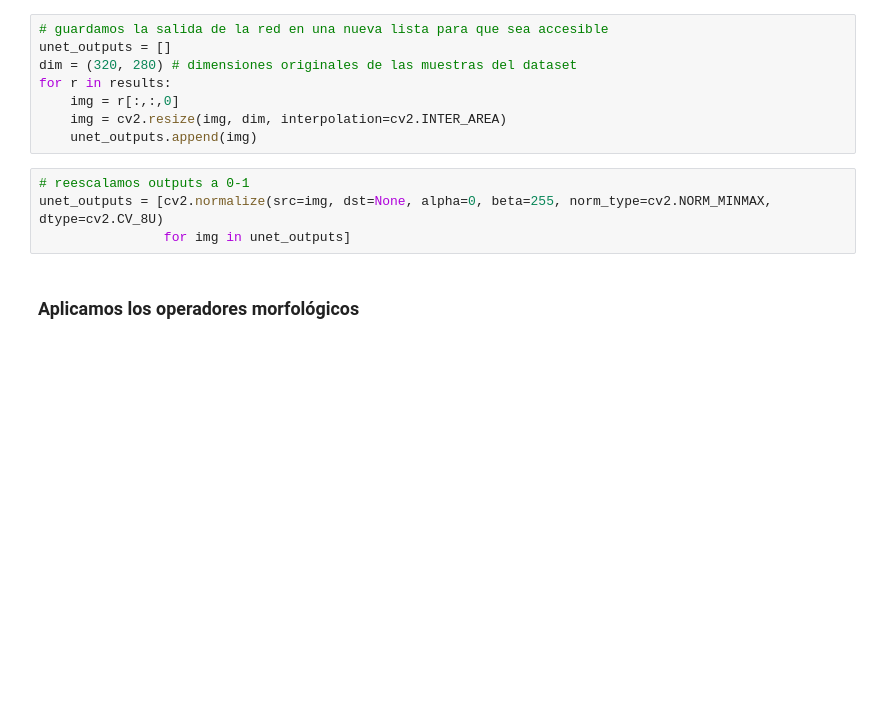
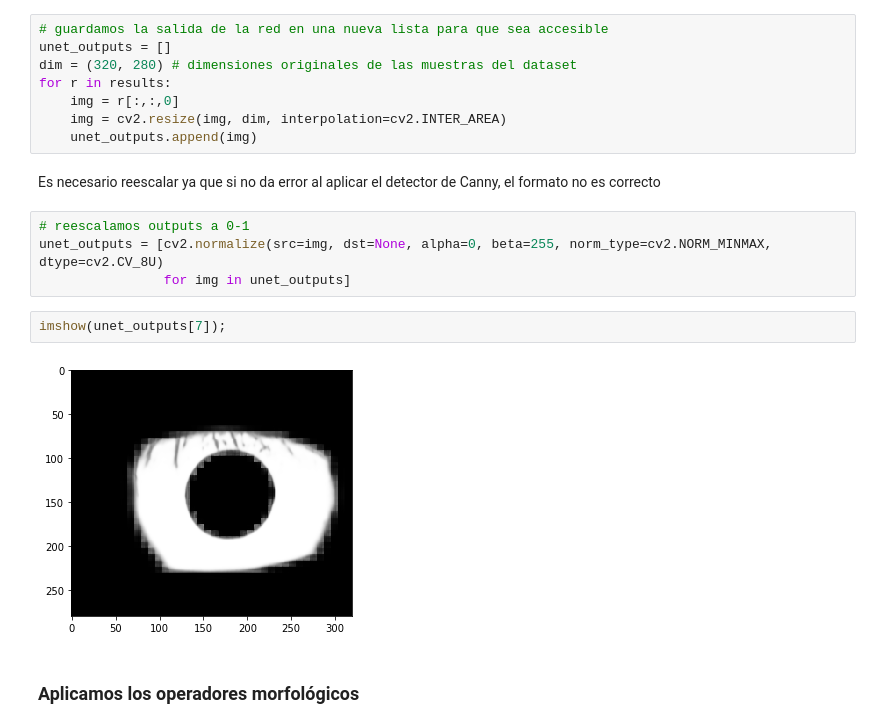
Before and after one commit to dbo1001/UBU-TFG-iris_classifier, a Jupyter notebook: notebooks/#6 Funciones-bis.ipynb, the cells around one changed output. Drawn from its saved outputs; the diff is of its cells as text; blank space fills up the shorter version.

```diff
--- a/notebooks/#6 Funciones-bis.ipynb
+++ b/notebooks/#6 Funciones-bis.ipynb
@@ -134,10 +142,16 @@ for r in results:
     img = r[:,:,0]
     img = cv2.resize(img, dim, interpolation=cv2.INTER_AREA)
     unet_outputs.append(img)
+# %% [markdown]
+Es necesario reescalar ya que si no da error al aplicar el detector de Canny, el formato no es correcto
 # %%
 # reescalamos outputs a 0-1
 unet_outputs = [cv2.normalize(src=img, dst=None, alpha=0, beta=255, norm_type=cv2.NORM_MINMAX, dtype=cv2.CV_8U)
                 for img in unet_outputs]
+# %%
+imshow(unet_outputs[7]);
+# %% [output]
+[figure, added]
 # %% [markdown]
 ### Aplicamos los operadores morfológicos
 # %%
```
Also changed, not shown: parts of 7 cells of this notebook, 1 other file.
